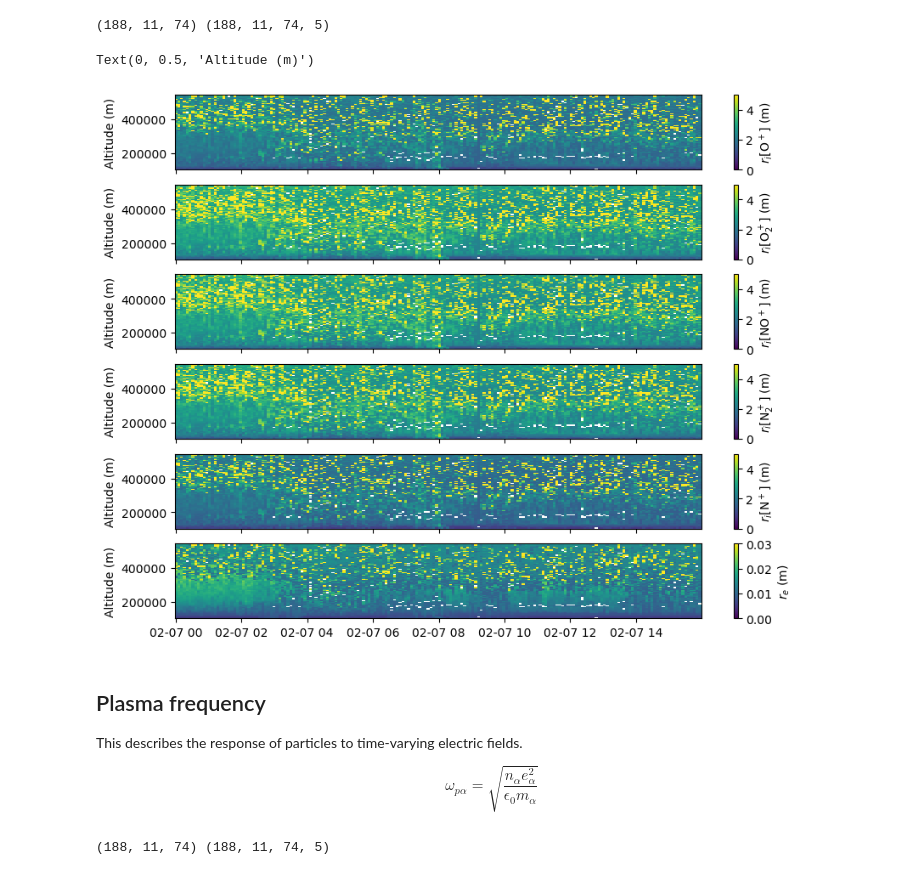
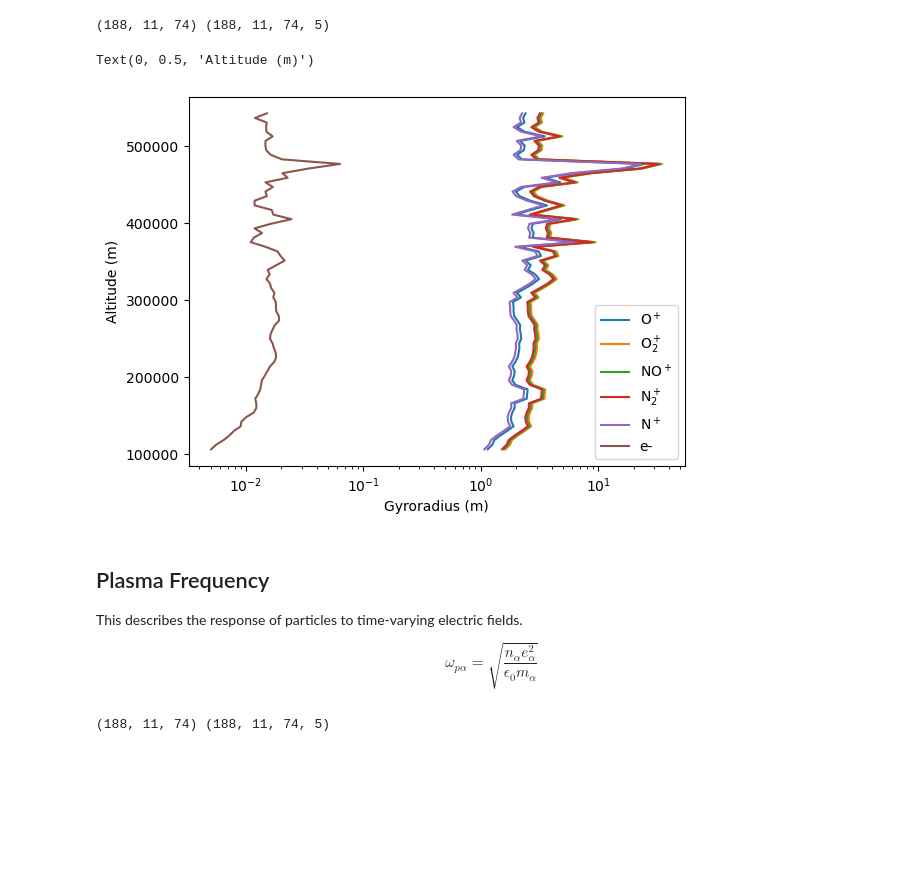
Before and after one commit to amisr/amisr_user_manual, a Jupyter notebook: src/sri_database/specialized_parameters/plasma_characteristics.ipynb, the cells around one changed output. Cells and saved outputs as stored; diff of their text form; code cells hidden in the pictures; blank space fills up the shorter version.

```diff
--- a/src/sri_database/specialized_parameters/plasma_characteristics.ipynb
+++ b/src/sri_database/specialized_parameters/plasma_characteristics.ipynb
@@ -188,24 +183,21 @@ ri = v_ti/omega_ci
 print(re.shape, ri.shape)
 # %% [output]
 (188, 11, 74) (188, 11, 74, 5)
-# %%
-fig = plt.figure(figsize=(10,8))
-gs = gridspec.GridSpec(len(ion_mass)+1,1)
-for i in range(len(ion_mass)):
-    ax = fig.add_subplot(gs[i])
-    c = ax.pcolormesh(time, alt[bidx,:], ri[:,bidx,:,i].T, vmin=0., vmax=5.)
-    fig.colorbar(c, label=rf'$r_i$[{mass_labels[int(ion_mass[i])]}] (m)')
-    ax.set_xticklabels([])
-    ax.set_ylabel('Altitude (m)')
-ax = fig.add_subplot(gs[-1])
-c = ax.pcolormesh(time, alt[bidx,:], re[:,bidx,:].T, vmin=0., vmax=0.03)
-fig.colorbar(c, label=r'$r_e$ (m)')
-ax.set_ylabel('Altitude (m)')
-# %% [output]
-Text(0, 0.5, 'Altitude (m)')
-[figure, removed]
+# %%
+fig = plt.figure()
+ax = fig.add_subplot(111)
+for i in range(len(ion_mass)):
+    ax.plot(ri[tidx,bidx,:,i], alt[bidx], label=mass_labels[int(ion_mass[i])])
+ax.plot(re[tidx,bidx,:], alt[bidx], label='e-')
+ax.legend()
+ax.set_xscale('log')
+ax.set_xlabel('Gyroradius (m)')
+ax.set_ylabel('Altitude (m)')
+# %% [output]
+Text(0, 0.5, 'Altitude (m)')
+[figure, added]
 # %% [markdown]
-## Plasma frequency
+## Plasma Frequency
 This describes the response of particles to time-varying electric fields.
 
 $$ \omega_{p\alpha} = \sqrt{\frac{n_\alpha e_\alpha^2}{\epsilon_0 m_\alpha}} $$
```
Also changed, not shown: parts of 18 cells of this notebook.
